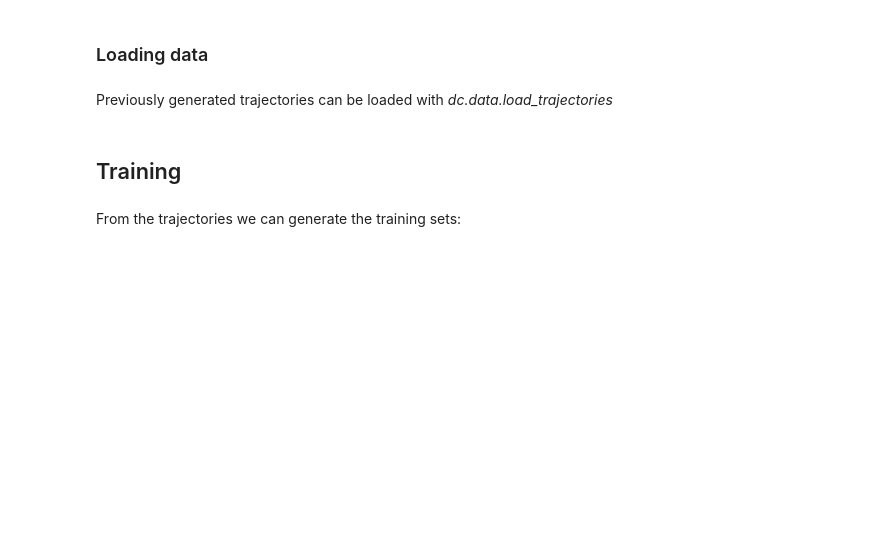
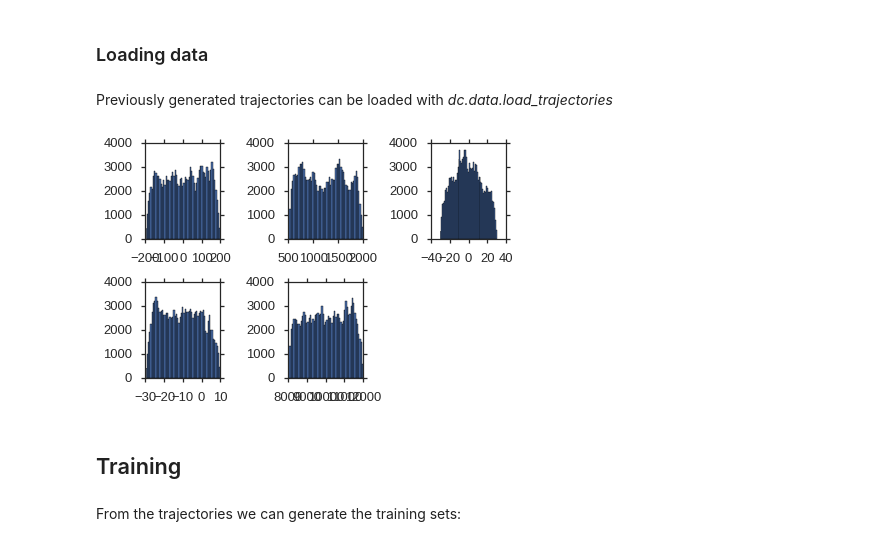
Before and after one commit to d3sm0/optimal_landing, a Jupyter notebook: examples/2 - Training - indirect method.ipynb, the cells around one changed output. Cells and saved outputs as stored; diff of their text form; code cells hidden in the pictures; blank space fills up the shorter version.

```diff
--- a/examples/2 - Training - indirect method.ipynb
+++ b/examples/2 - Training - indirect method.ipynb
@@ -34,6 +35,19 @@ for f in tqdm(files, leave=True):
             col_names = ['t', 'x', 'y', 'z', 'vz', 'm', 'u1', 'u2']
             df.columns = col_names
             trajs.append(df)
+# %%
+ini_ps = np.vstack([t.values[0,:] for t in trajs])
+# %%
+for i in range(3):
+    for j in range(2):
+        if i!=0 or j!= 0:
+            plt.subplot(2,3,i*2+j)
+            plt.hist(ini_ps[:,i*2+j],59)
+            plt.locator_params(nbins=4)
+
+plt.tight_layout()
+# %% [output]
+[figure, added]
 # %% [markdown]
 ## Training
 # %% [markdown]
```
Also changed, not shown: parts of 13 cells of this notebook, 4 other files.
